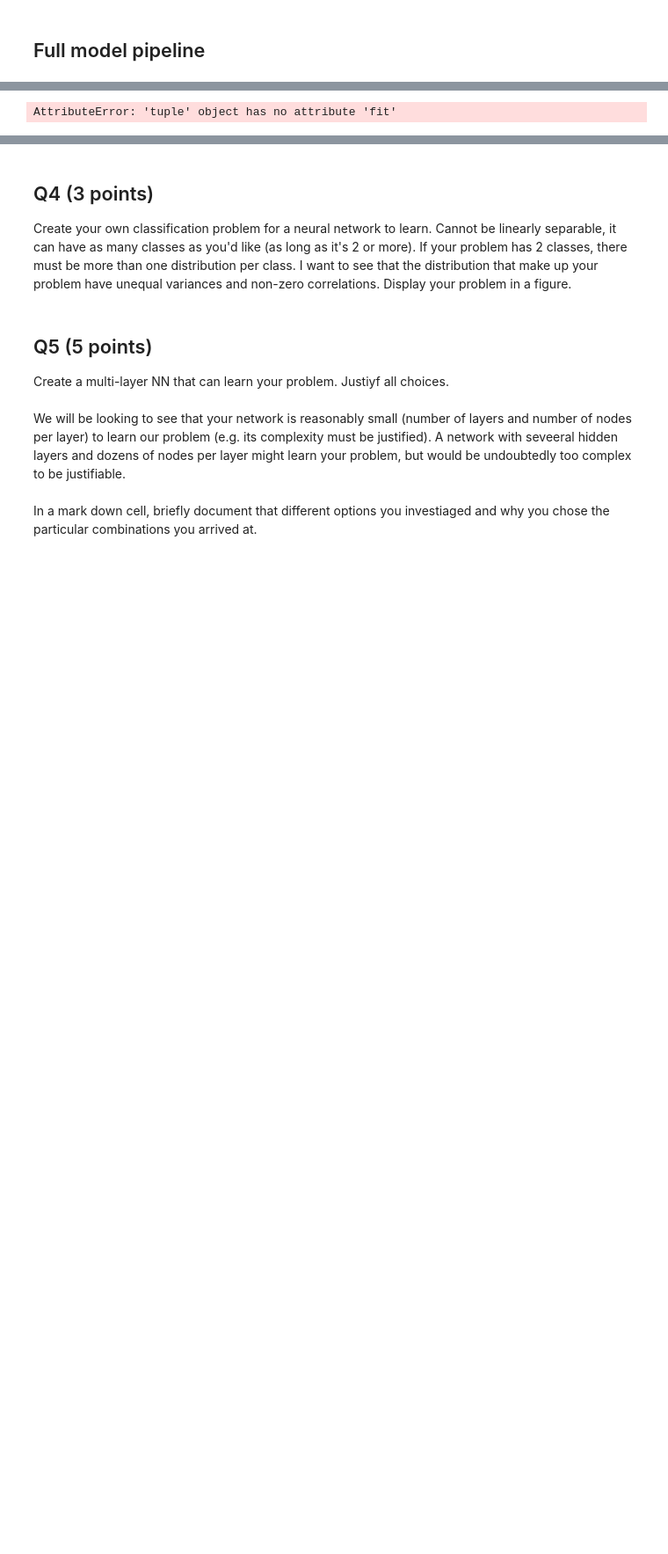
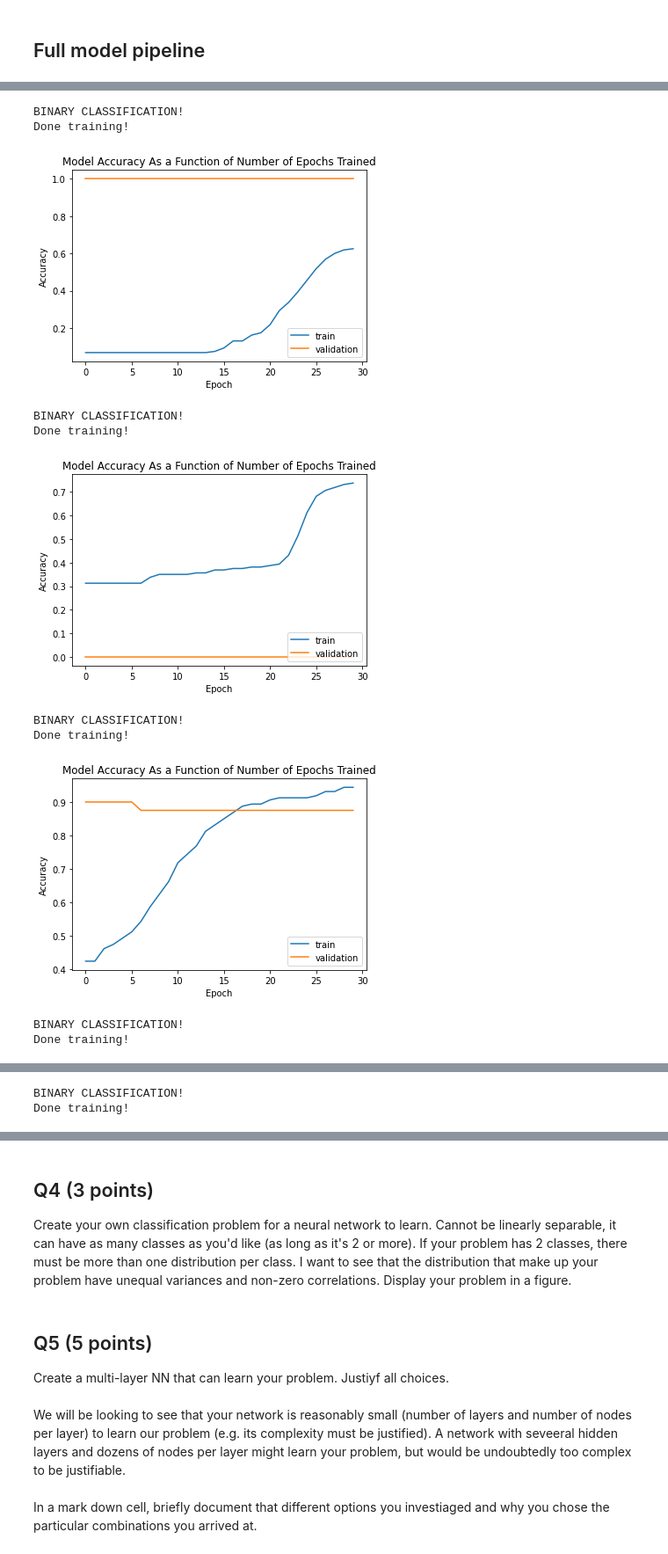
Before and after one commit to kdmalc/CompNeuro, a Jupyter notebook: 06/Homework6_Malcolm.ipynb, the cells around one changed output, grey strips where cells are left out. Shown at 88% size. Cells and saved outputs as stored; diff of their text form; code cells hidden in the pictures; blank space fills up the shorter version.

```diff
--- a/06/Homework6_Malcolm.ipynb
+++ b/06/Homework6_Malcolm.ipynb
@@ -393,4 +402,14 @@ Done training!
 # %%
-network, history, out = pipeline4 = run_pipeline(node_list=[2,4,1])
+network, history, out = pipeline4 = run_pipeline(node_list=[2,4,4,1])
 # %% [output]
-AttributeError: 'tuple' object has no attribute 'fit'
+BINARY CLASSIFICATION!
+Done training!
+[figure, added]
+BINARY CLASSIFICATION!
+Done training!
+[figure, added]
+BINARY CLASSIFICATION!
+Done training!
+[figure, added]
+BINARY CLASSIFICATION!
+Done training!
@@ -396,0 +417,2 @@ AttributeError: 'tuple' object has no attribute 'fit'
+BINARY CLASSIFICATION!
+Done training!
```
Also changed, not shown: parts of 14 cells of this notebook, 1 other file.
